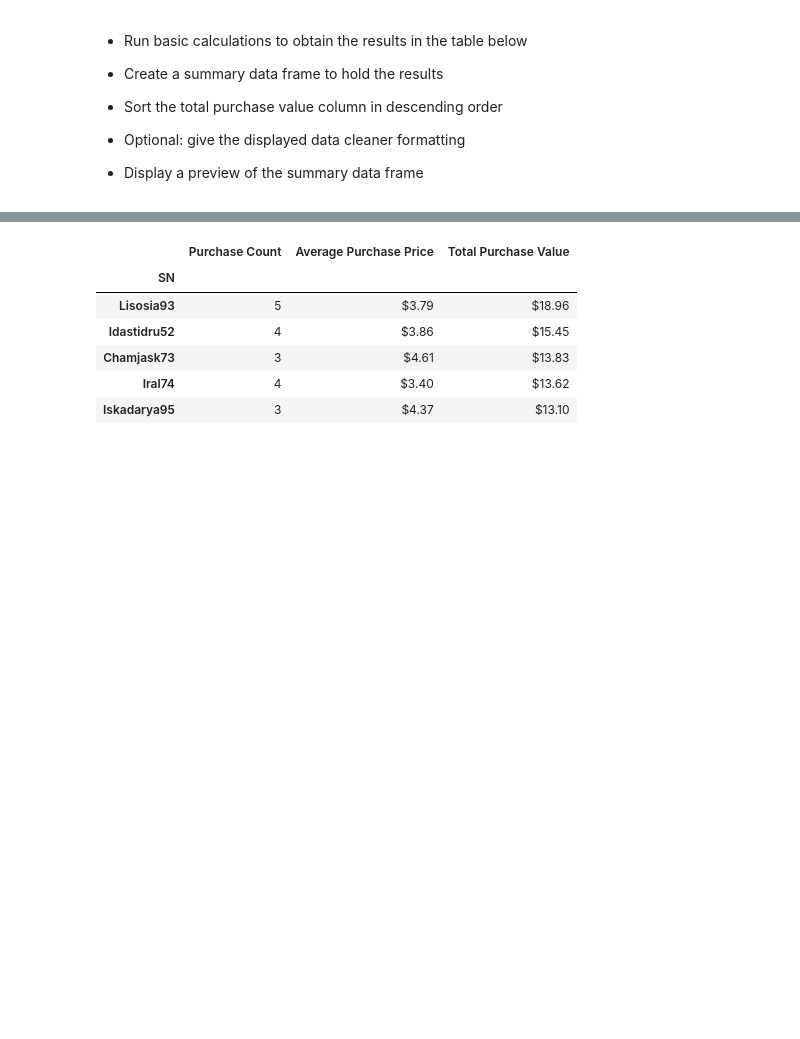
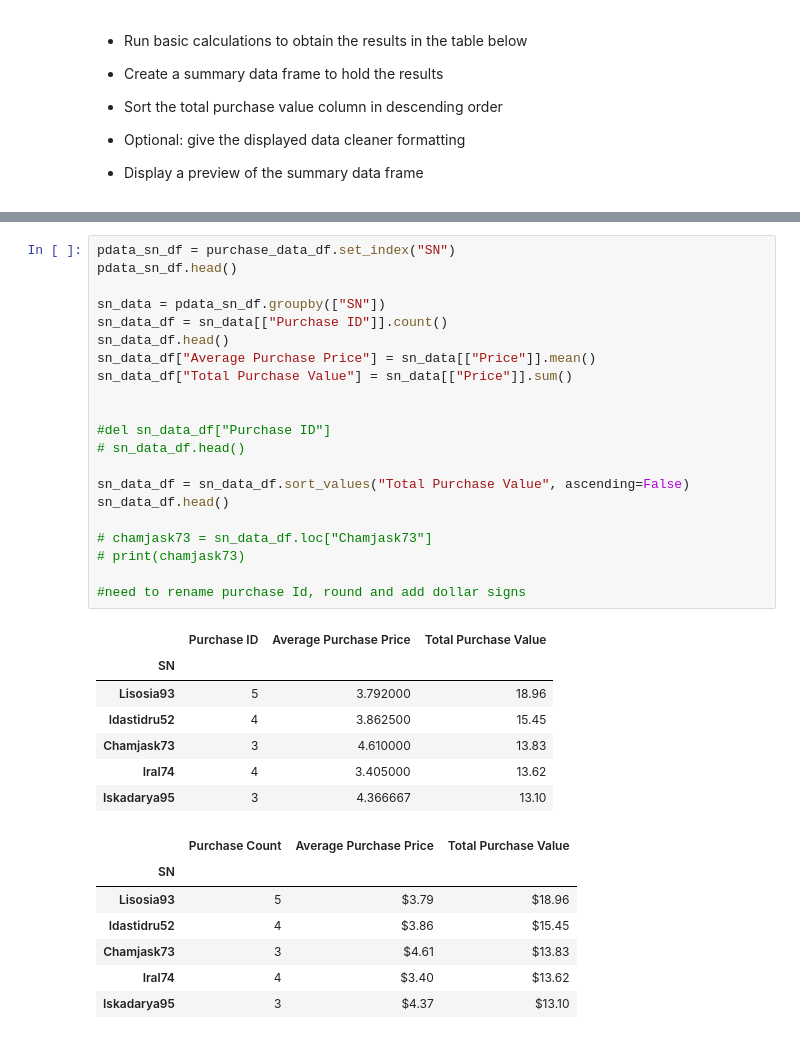
Before and after one commit to jump8621/pandas-challenge, a Jupyter notebook: HeroesOfPymoli_starter.ipynb, the cells around one changed output, grey strips where cells are left out. Saved outputs shown, nothing was run; the diff lists cells and outputs as text; blank space fills up the shorter version.

```diff
--- a/HeroesOfPymoli_starter.ipynb
+++ b/HeroesOfPymoli_starter.ipynb
@@ -351,3 +360,32 @@ purchase_data_df.head()
+# %%
+pdata_sn_df = purchase_data_df.set_index("SN")
+pdata_sn_df.head()
+
+sn_data = pdata_sn_df.groupby(["SN"])
+sn_data_df = sn_data[["Purchase ID"]].count()
+sn_data_df.head()
+sn_data_df["Average Purchase Price"] = sn_data[["Price"]].mean()
+sn_data_df["Total Purchase Value"] = sn_data[["Price"]].sum()
+
+
+#del sn_data_df["Purchase ID"]
+# sn_data_df.head()
+
+sn_data_df = sn_data_df.sort_values("Total Purchase Value", ascending=False)
+sn_data_df.head()
+
+# chamjask73 = sn_data_df.loc["Chamjask73"]
+# print(chamjask73)
+
+#need to rename purchase Id, round and add dollar signs
+# %% [output]
+|  | Purchase ID | Average Purchase Price | Total Purchase Value |
+| SN |  |  |  |
+| Lisosia93 | 5 | 3.792000 | 18.96 |
+| Idastidru52 | 4 | 3.862500 | 15.45 |
+| Chamjask73 | 3 | 4.610000 | 13.83 |
+| Iral74 | 4 | 3.405000 | 13.62 |
+| Iskadarya95 | 3 | 4.366667 | 13.10 |
 # %%
 # %% [output]
 |  | Purchase Count | Average Purchase Price | Total Purchase Value |
```
Also changed, not shown: parts of 3 cells of this notebook.
